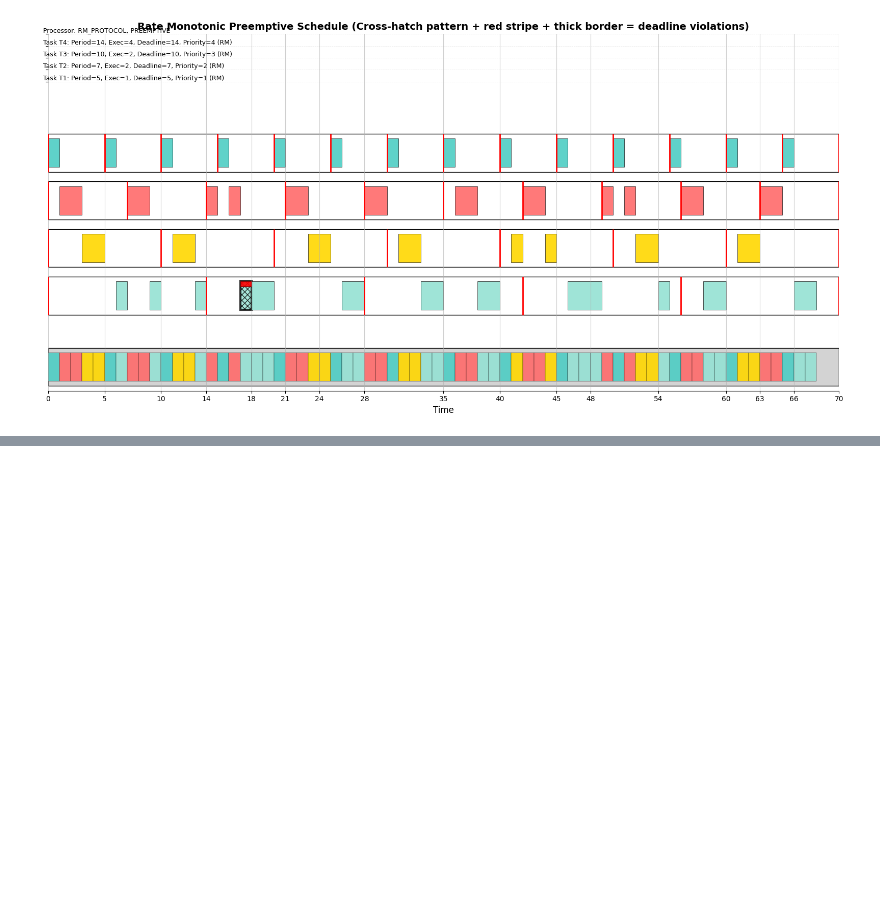
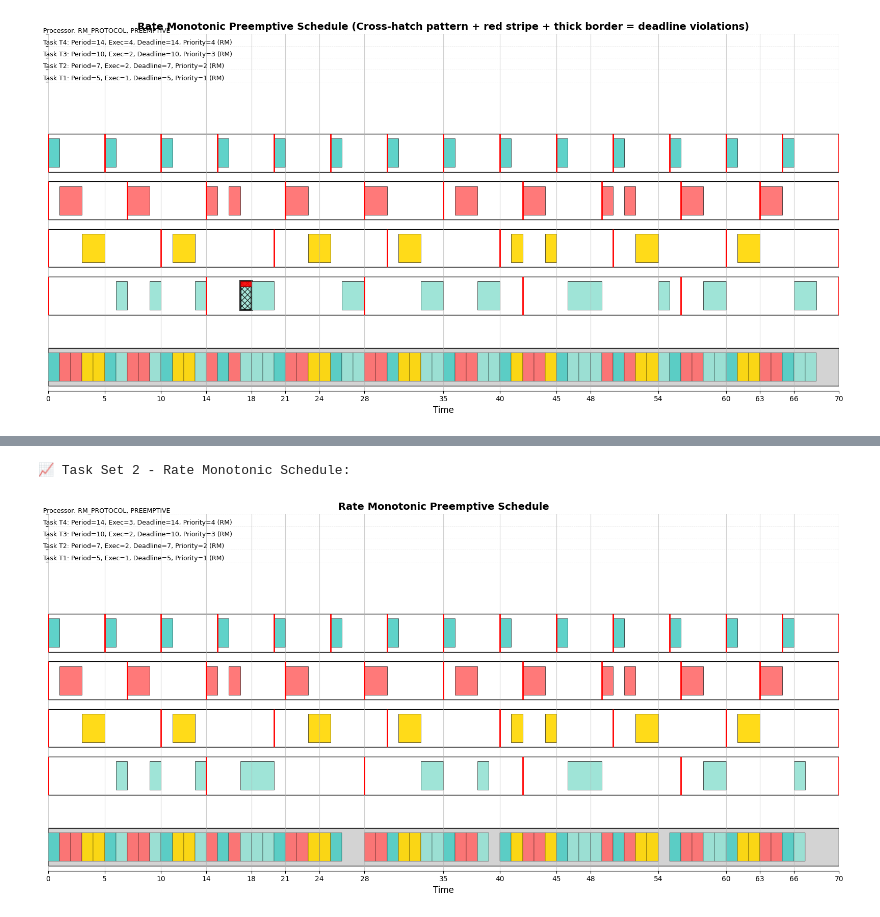
Before and after one commit to teiamas/task_sched, a Jupyter notebook: RateMonotonic.ipynb, the cells around one changed output, grey strips where cells are left out. Cells and saved outputs as stored; diff of their text form; code cells hidden in the pictures; blank space fills up the shorter version.

Commit message:
Added two more examples of task sets to Rate Monotonic ipynb.

```diff
--- a/RateMonotonic.ipynb
+++ b/RateMonotonic.ipynb
@@ -75,0 +78,10 @@ tsv.plot_rm_schedule_inline(task_set_1, lcm_cycles=1, algorithm='RM');
+# %%
+# Task Set 2: schedulable and detected
+task_set_2 = [
+    rtm.Task(period= 5,  deadline=5, execution_time=1),
+    rtm.Task(period= 7, deadline= 7, execution_time=2),
+    rtm.Task(period=10, deadline=10, execution_time=2),
+    rtm.Task(period=14, deadline=14, execution_time=3)
+]
+# Display the task set parameters
+display_task_set(task_set_2, "Task Set 2 Parameters - Schedulable")
@@ -75,0 +98,7 @@ tsv.plot_rm_schedule_inline(task_set_1, lcm_cycles=1, algorithm='RM');
+# %%
+# Generate and display Task Set 2 schedule plot using Rate Monotonic
+print("📈 Task Set 2 - Rate Monotonic Schedule:")
+tsv.plot_rm_schedule_inline(task_set_2, lcm_cycles=1, algorithm='RM');
+# %% [output]
+📈 Task Set 2 - Rate Monotonic Schedule:
+[figure, added]
```
Also changed, not shown: parts of 5 cells of this notebook, 2 other files.
